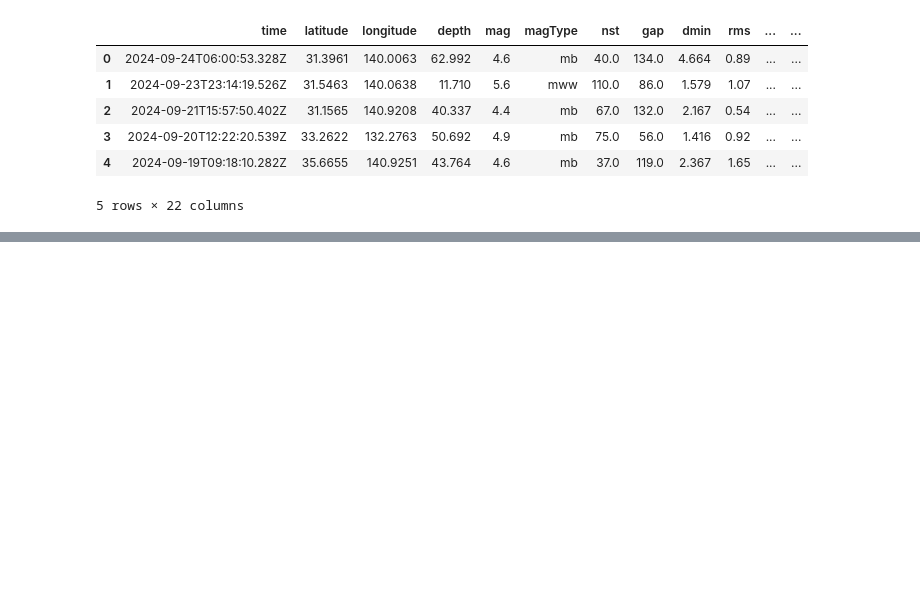
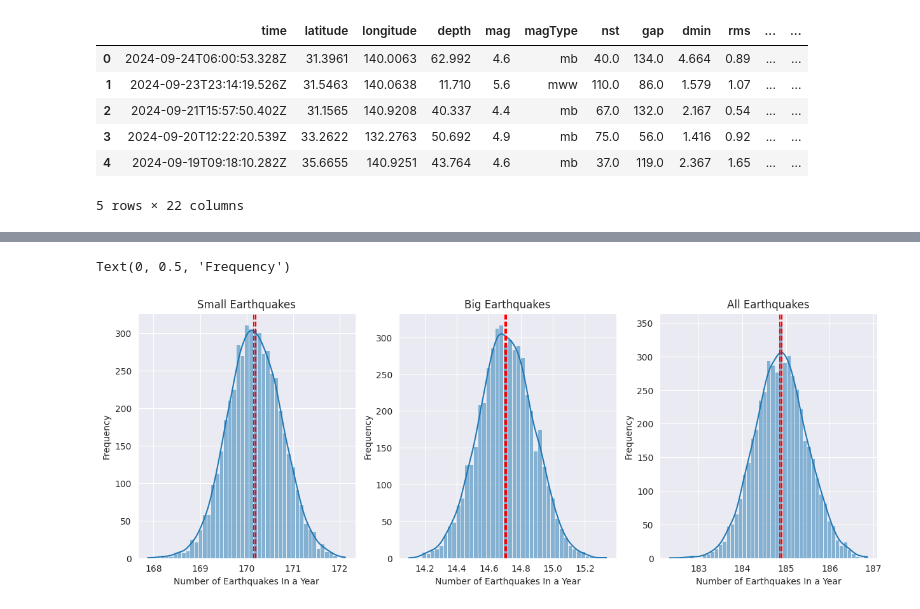
Before and after one commit to stilxam/mm, a Jupyter notebook: hypothesis_testing.ipynb, the cells around one changed output, grey strips where cells are left out. Drawn from its saved outputs; the diff is of its cells as text; code cells hidden in the pictures; blank space fills up the shorter version.

```diff
--- a/hypothesis_testing.ipynb
+++ b/hypothesis_testing.ipynb
@@ -249,0 +513,47 @@ results_sm_eq, params_sm_eq = main(df, "Small")
+# %%
+def calculate_CI(arr: Array, alpha: float = 0.05) -> Tuple[float, float]:
+    """
+    Calculate the confidence interval of the data.
+
+    :param arr: A numpy array of data.
+    :param alpha: A float representing the significance level.
+    :return: A tuple of the lower and upper bounds of the confidence interval.
+    """
+    n = len(arr)
+    mean = jnp.mean(arr)
+    std = jnp.std(arr)
+    z = stats.norm.ppf(1 - alpha / 2)
+    lower = mean - z * std / jnp.sqrt(n)
+    upper = mean + z * std / jnp.sqrt(n)
+    return lower, upper
+# %%
+fig, ax = plt.subplots(nrows=1, ncols = 3, figsize=(15, 5))
+
+sns.histplot(arr_1, kde=True, ax=ax[0])
+small_CI = calculate_CI(arr_1)
+ax[0].axvline(small_CI[0], color="red", linestyle="--")
+ax[0].axvline(small_CI[1], color="red", linestyle="--")
+
+
+ax[0].set_title("Small Earthquakes")
+ax[0].set_xlabel("Number of Earthquakes In a Year")
+ax[0].set_ylabel("Frequency")
+
+sns.histplot(arr_2, kde=True, ax=ax[1])
+big_CI = calculate_CI(arr_2)
+ax[1].axvline(big_CI[0], color="red", linestyle="--")
+ax[1].axvline(big_CI[1], color="red", linestyle="--")
+ax[1].set_title("Big Earthquakes")
+ax[1].set_xlabel("Number of Earthquakes In a Year")
+ax[1].set_ylabel("Frequency")
+
+sns.histplot(arr_3, kde=True, ax=ax[2])
+all_CI = calculate_CI(arr_3)
+ax[2].axvline(all_CI[0], color="red", linestyle="--")
+ax[2].axvline(all_CI[1], color="red", linestyle="--")
+ax[2].set_title("All Earthquakes")
+ax[2].set_xlabel("Number of Earthquakes In a Year")
+ax[2].set_ylabel("Frequency")
+# %% [output]
+Text(0, 0.5, 'Frequency')
+[figure, added]
```
Also changed, not shown: parts of 17 cells of this notebook, 2 other files.
